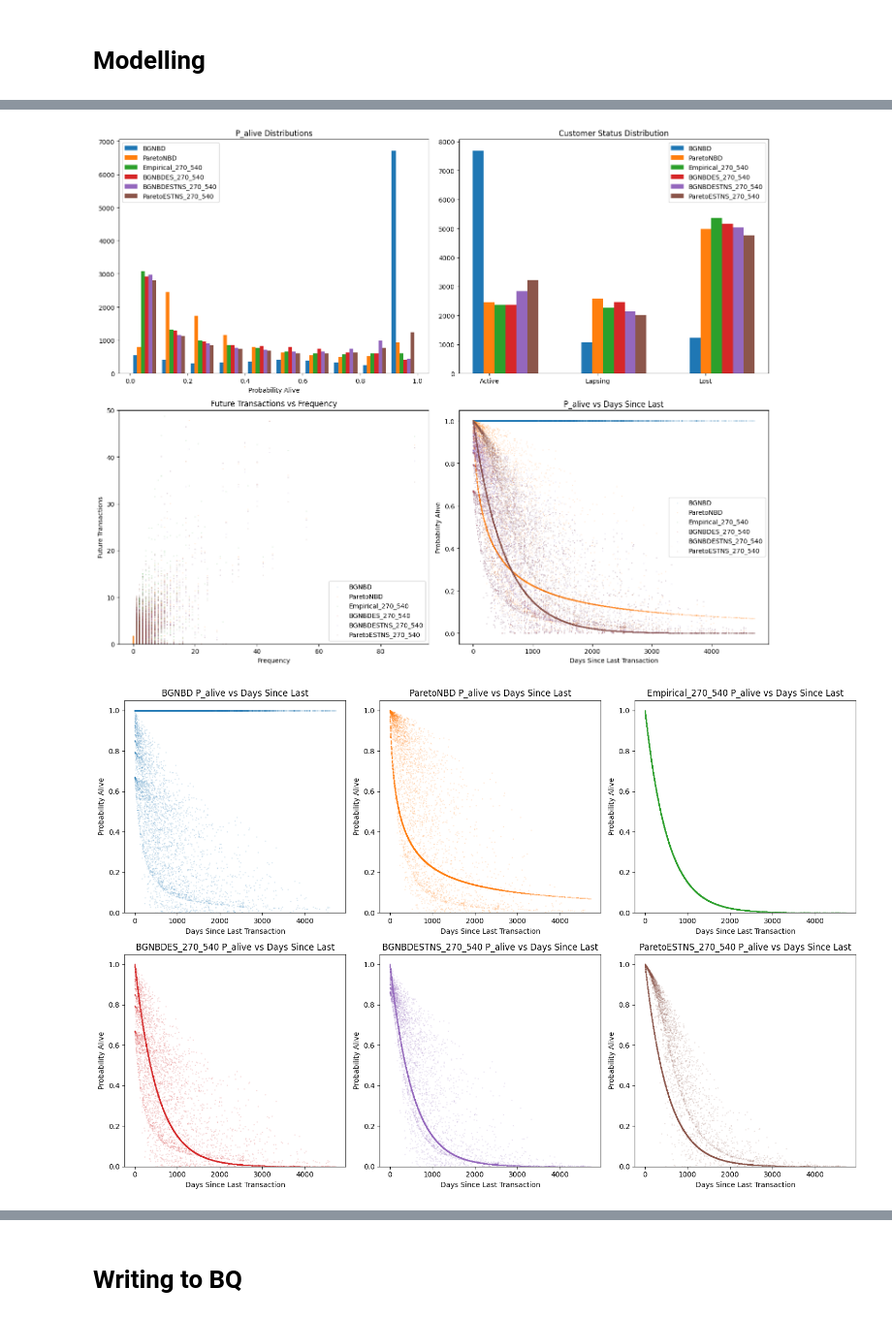
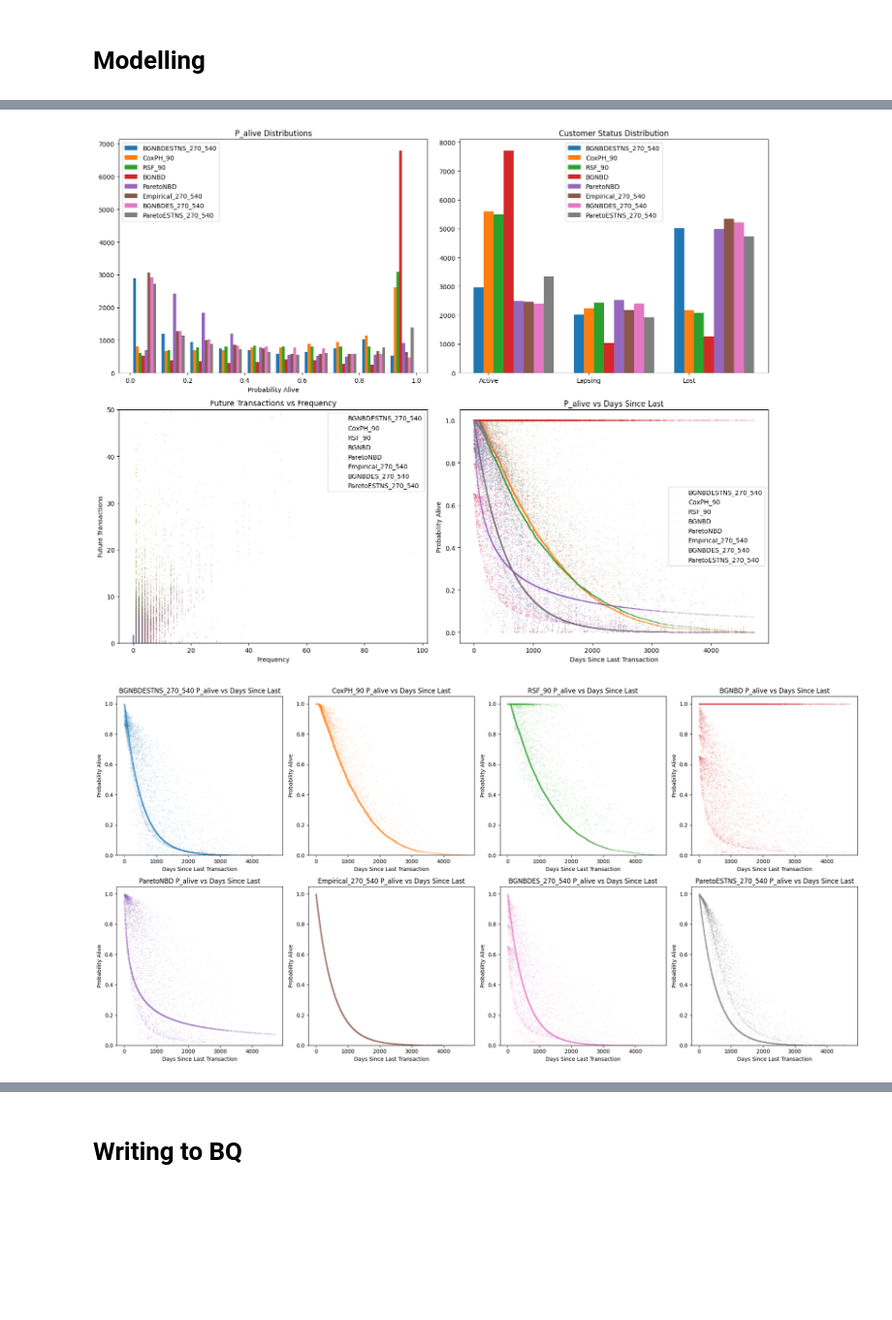
Before and after one commit to mpb-com/dsci-customer, a Jupyter notebook: experiments/comparison.ipynb, the cells around one changed output, grey strips where cells are left out. Shown at 97% size. Drawn from its saved outputs; the diff is of its cells as text; code cells hidden in the pictures; blank space fills up the shorter version.

```diff
--- a/experiments/comparison.ipynb
+++ b/experiments/comparison.ipynb
@@ -118,4 +131,4 @@ df_customer = pd.read_parquet(CUSTOMER_DATA_DATASET)
 # %%
-_df = df[(df["frequency"] < 100) & (df["recency"] < 5000) & (df["T"] < 5000)].sample(
+df = df[(df["frequency"] < 100) & (df["recency"] < 5000) & (df["T"] < 5000)].sample(
     n=10000, random_state=42
 )
@@ -128,6 +160,8 @@ from src.model import (
     BGNBDEmpiricalSingle,
     BGNBDEmpiricalSingleTrainNoSingle,
     ParetoEmpiricalSingleTrainNoSingle,
+    CoxSurvivalModel,
+    RandomSurvivalForestModel,
 )
 
 models: list[BaseModel] = [
@@ -137,15 +171,17 @@ models: list[BaseModel] = [
     BGNBDEmpiricalSingle(),
     BGNBDEmpiricalSingleTrainNoSingle(),
     ParetoEmpiricalSingleTrainNoSingle(),
+    CoxSurvivalModel(),
+    RandomSurvivalForestModel(),
 ]
 
 for model in models:
     print(f"Fitting {model.name}")
-    model.fit(_df)
-    _df[f"{model.name}_p_alive"] = model.p_alive(_df)
-    _df[f"{model.name}_status"] = model.customer_status(_df)
-    _df[f"{model.name}_future_transactions"] = model.predict_future_transactions(
-        _df, 365 * 5
+    model.fit(df)
+    df[f"{model.name}_p_alive"] = model.p_alive(df)
+    df[f"{model.name}_status"] = model.customer_status(df)
+    df[f"{model.name}_future_transactions"] = model.predict_future_transactions(
+        df, 365 * 5
     )
 # %% [output]
 Fitting BGNBD
@@ -157,8 +195,8 @@ Fitting ParetoESTNS_270_540
 # %%
 from src.eval import evaluate_models
 
-evaluate_models(_df)
+evaluate_models(df)
 # %% [output]
-[figure, old version]
+[figure, new version]
-[figure, old version]
+[figure, new version]
 |  | Model | Avg P_alive | P_alive Std | Active % | Lapsing % | Lost % | Avg Future Txns |
```
Also changed, not shown: parts of 13 cells of this notebook, 5 other files.
